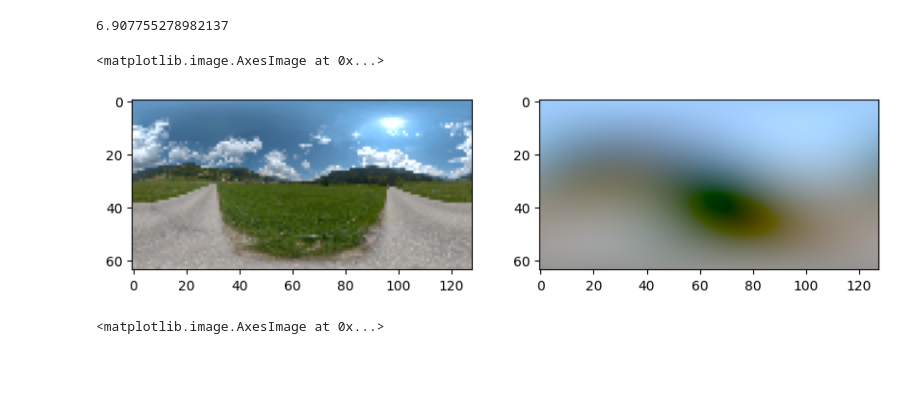
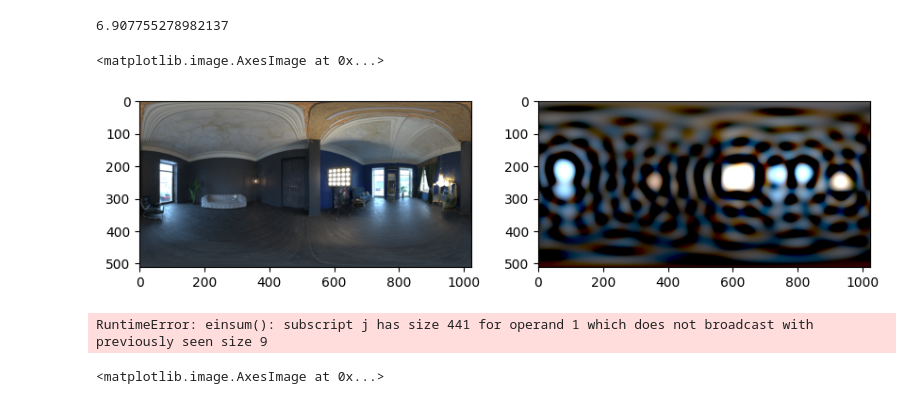
Before and after one commit to JADGardner/ns_reni, a Jupyter notebook: reni/notebooks/reni_tests.ipynb, the cells around one changed output. Drawn from its saved outputs; the diff is of its cells as text; code cells hidden in the pictures; blank space fills up the shorter version.

```diff
--- a/reni/notebooks/reni_tests.ipynb
+++ b/reni/notebooks/reni_tests.ipynb
@@ -176,7 +176,7 @@ print(np.log(1000))
 # %% [output]
 6.907755278982137
 # %%
-from reni.illumination_fields.sh_illumination_field import getCoefficientsFromImage, shReconstructSignal, shEvaluate
+from reni.illumination_fields.sh_illumination_field import getCoefficientsFromImage, shReconstructSignal, shEvaluate, SphericalHarmonicIlluminationFieldConfig, SphericalHarmonicIlluminationField
 import imageio
 from reni.utils.colourspace import linear_to_sRGB
 from pathlib import Path
@@ -184,10 +184,7 @@ import numpy as np
 import matplotlib.pyplot as plt
 import torch
 
-# get all file in /workspace/data/RENI_HDR/test ending in .exr
-image_filenames = sorted(Path('/workspace/data/RENI_HDR/test').glob('*.exr'))
-image_filename = image_filenames[0]
-image = imageio.imread(image_filename).astype("float32")
+image = imageio.imread('/workspace/blue_photo_studio_1k.exr').astype("float32")
 # make any inf values equal to max non inf
 image[image == np.inf] = np.nanmax(image[image != np.inf])
 # make any values less than zero equal to min non negative
@@ -197,10 +192,12 @@ ibl_coeffs = getCoefficientsFromImage(torch.from_numpy(image).to('cpu'), 2, devi
 # %%
+ibl_coeffs = getCoefficientsFromImage(torch.from_numpy(image).to('cpu'), 20, device='cpu')
+
 sh_radiance_map = shReconstructSignal(ibl_coeffs, width=image.shape[1], device='cpu')
 
 # plot image and sh radiance map
 fig, axs = plt.subplots(1, 2, figsize=(10, 5))
 axs[0].imshow(linear_to_sRGB(torch.from_numpy(image)).numpy())
 axs[1].imshow(linear_to_sRGB(sh_radiance_map).cpu().detach().numpy())
 # %% [output]
 <matplotlib.image.AxesImage at 0x...>
-[figure, old version]
+[figure, new version]
@@ -225,3 +212,25 @@ radiance = torch.einsum("ij,ijk->ik", sh_basis_matrix, sh_coeffs) # [num_rays, 3
+# %%
+from nerfstudio.cameras.cameras import Cameras, CameraType
+
+cx = torch.tensor(1000 // 2, dtype=torch.float32).repeat(1)
+cy = torch.tensor(500 // 2, dtype=torch.float32).repeat(1)
+fx = torch.tensor(500, dtype=torch.float32).repeat(1)
+fy = torch.tensor(500, dtype=torch.float32).repeat(1)
+
+c2w = torch.tensor([[[-1, 0, 0, 0],
+                     [0, 0, 1, 0],
+                     [0, 1, 0, 0]]], dtype=torch.float32).repeat(1, 1, 1)
+
+
+cameras = Cameras(fx=fx, fy=fy, cx=cx, cy=cy, camera_to_worlds=c2w, camera_type=CameraType.EQUIRECTANGULAR)
+
+ray_bundle = cameras.generate_rays(camera_indices=0, keep_shape=True)
+ray_bundle.camera_indices = ray_bundle.camera_indices.to('cpu').reshape(-1)
+ray_bundle.directions = ray_bundle.directions.to('cpu').reshape(-1, 3)
+
+output = sh_field.forward(ray_bundle)
+# %% [output]
+RuntimeError: einsum(): subscript j has size 441 for operand 1 which does not broadcast with previously seen size 9
 # %%
 radiance = radiance.reshape(64, 128, 3)
 # plot radiance
```
Also changed, not shown: parts of 10 cells of this notebook, 5 other files.
